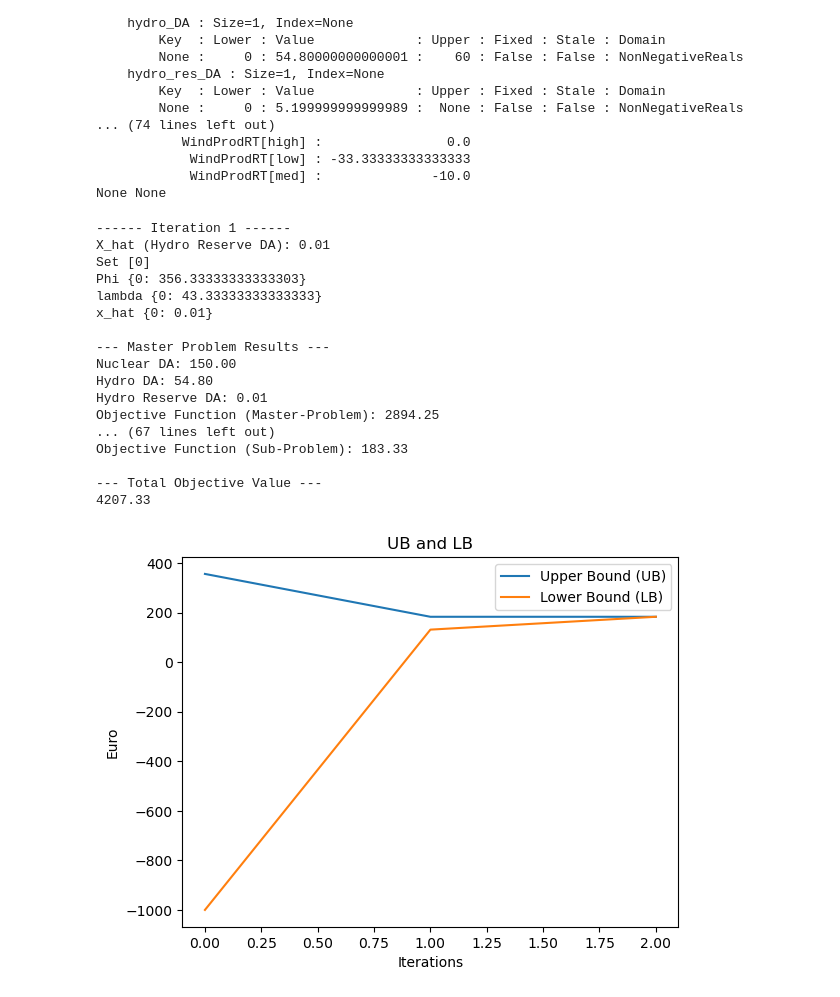
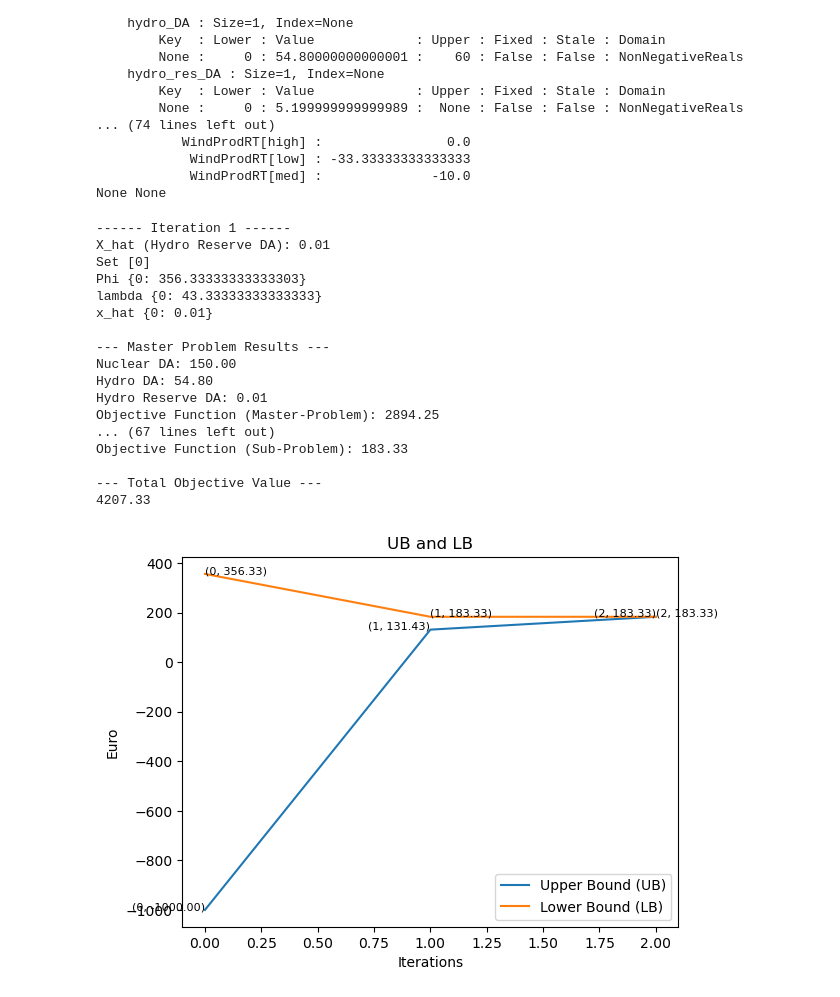
Before and after one commit to Zynecut/courseProject_TET4565, a Jupyter notebook: EMESP_CourseProject.ipynb, the cells around one changed output. Drawn from its saved outputs; the diff is of its cells as text; code cells hidden in the pictures.

```diff
--- a/EMESP_CourseProject.ipynb
+++ b/EMESP_CourseProject.ipynb
@@ -316,8 +316,8 @@ def benders(data):
         Cuts = manageCuts(Cuts, m_2nd)
 
         # Store upper and lower bounds for plotting
-        graph['LB'][i] = pyo.value(m_1st.alpha)
-        graph['UB'][i] = pyo.value(m_2nd.obj)
+        graph['UB'][i] = pyo.value(m_1st.alpha)
+        graph['LB'][i] = pyo.value(m_2nd.obj)
 
         # Display the results of this iteration
         print(f"\n------ Iteration {i + 1} ------")
@@ -333,6 +333,10 @@ def benders(data):
     # Plotting the result
     plt.plot(graph['UB'].keys(), graph['UB'].values(), label='Upper Bound (UB)')
     plt.plot(graph['LB'].keys(), graph['LB'].values(), label='Lower Bound (LB)')
+    for key, value in graph['UB'].items():
+        plt.text(key, value, f'({key}, {value:.2f})', fontsize=8, ha='right')
+    for key, value in graph['LB'].items():
+        plt.text(key, value, f'({key}, {value:.2f})', fontsize=8, ha='left')
     plt.xlabel('Iterations')
     plt.ylabel('Euro')
     plt.title('UB and LB')
@@ -341,31 +345,31 @@ def benders(data):
 
 
 def Solve(m):
     opt = SolverFactory("gurobi")
     m.dual = pyo.Suffix(direction=pyo.Suffix.IMPORT)
     results = opt.solve(m, load_solutions=True)
     return results, m
 
 start_time = time.time()
 benders(data)
 end_time = time.time()
 print(f"Time elapsed: {end_time - start_time:.2f} seconds")
 # %% [output]
 ------ Iteration 1 ------
 X_hat (Hydro Reserve DA): 0.01
 Set [0]
 Phi {0: 356.33333333333303}
 lambda {0: 43.33333333333333}
 x_hat {0: 0.01}
 
 --- Master Problem Results ---
 Nuclear DA: 150.00
 Hydro DA: 54.80
 Hydro Reserve DA: 0.01
 Objective Function (Master-Problem): 2894.25
 ... (67 lines left out)
 Objective Function (Sub-Problem): 183.33
 
 --- Total Objective Value ---
 4207.33
-[figure, old version]
+[figure, new version]
```
Also changed, not shown: parts of 2 cells of this notebook, 1 other file.
